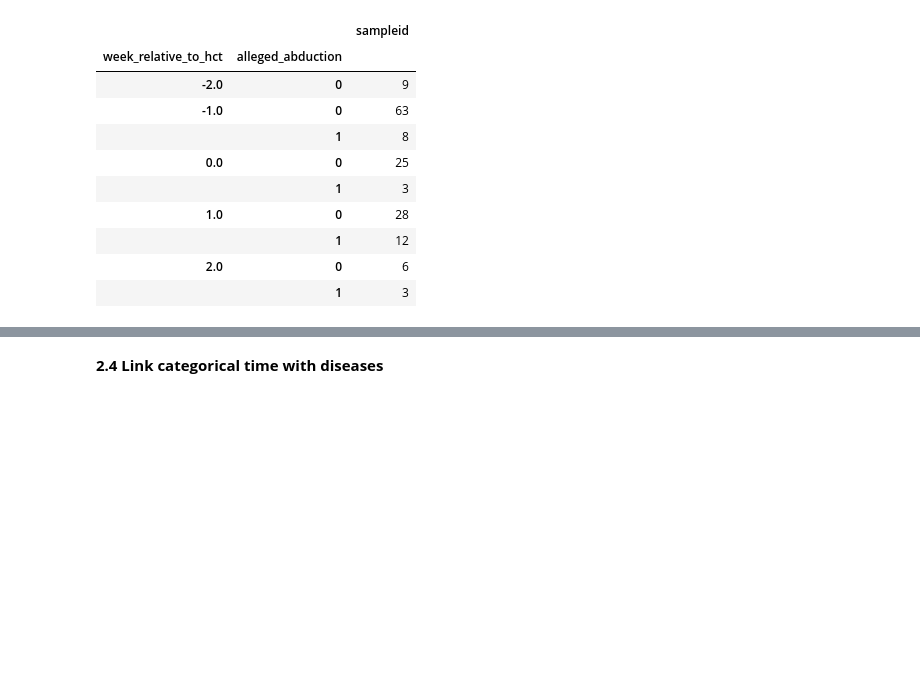
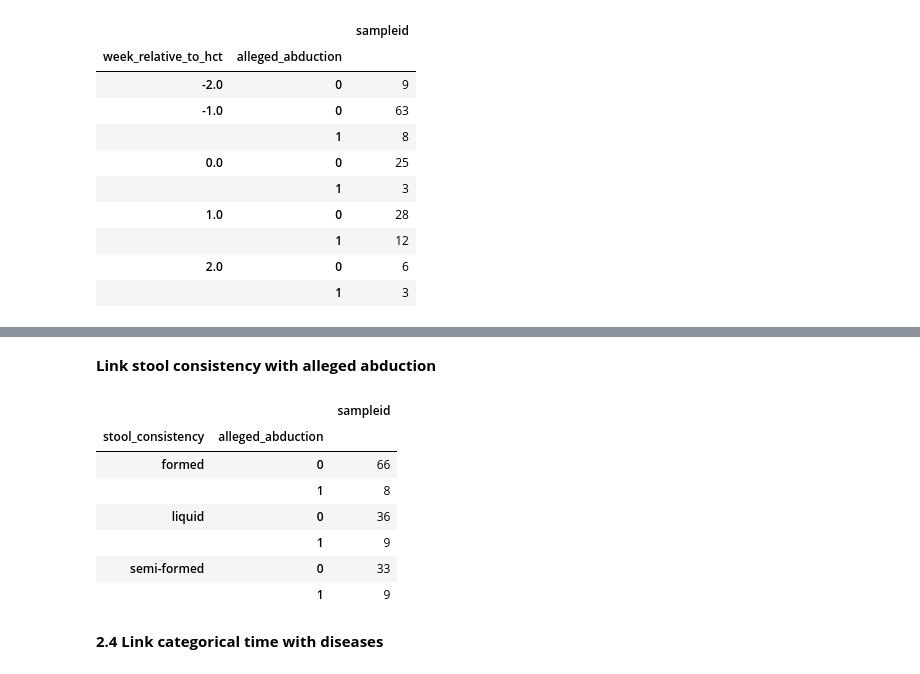
Before and after one commit to banucavlak/alien-cancer-cure, a Jupyter notebook: metadata_analysis.ipynb, the cells around one changed output, grey strips where cells are left out. Cells and saved outputs as stored; diff of their text form; code cells hidden in the pictures; blank space fills up the shorter version.

```diff
--- a/metadata_analysis.ipynb
+++ b/metadata_analysis.ipynb
@@ -356,3 +401,18 @@ df_ab_samples
+# %% [markdown]
+**Link stool consistency with alleged abduction**
+# %%
+df_ab_samples_5 = df_meta[['stool_consistency', 'alleged_abduction', 'sampleid']]
+df_ab_samples_5 = df_ab_samples_5.groupby(['stool_consistency', 'alleged_abduction']).count()
+df_ab_samples_5
+# %% [output]
+|  |  | sampleid |
+| stool_consistency | alleged_abduction |  |
+| formed | 0 | 66 |
+|  | 1 | 8 |
+| liquid | 0 | 36 |
+|  | 1 | 9 |
+| semi-formed | 0 | 33 |
+|  | 1 | 9 |
 # %% [markdown]
 **2.4 Link categorical time with diseases**
 # %%
```
Also changed, not shown: parts of 9 cells of this notebook.
